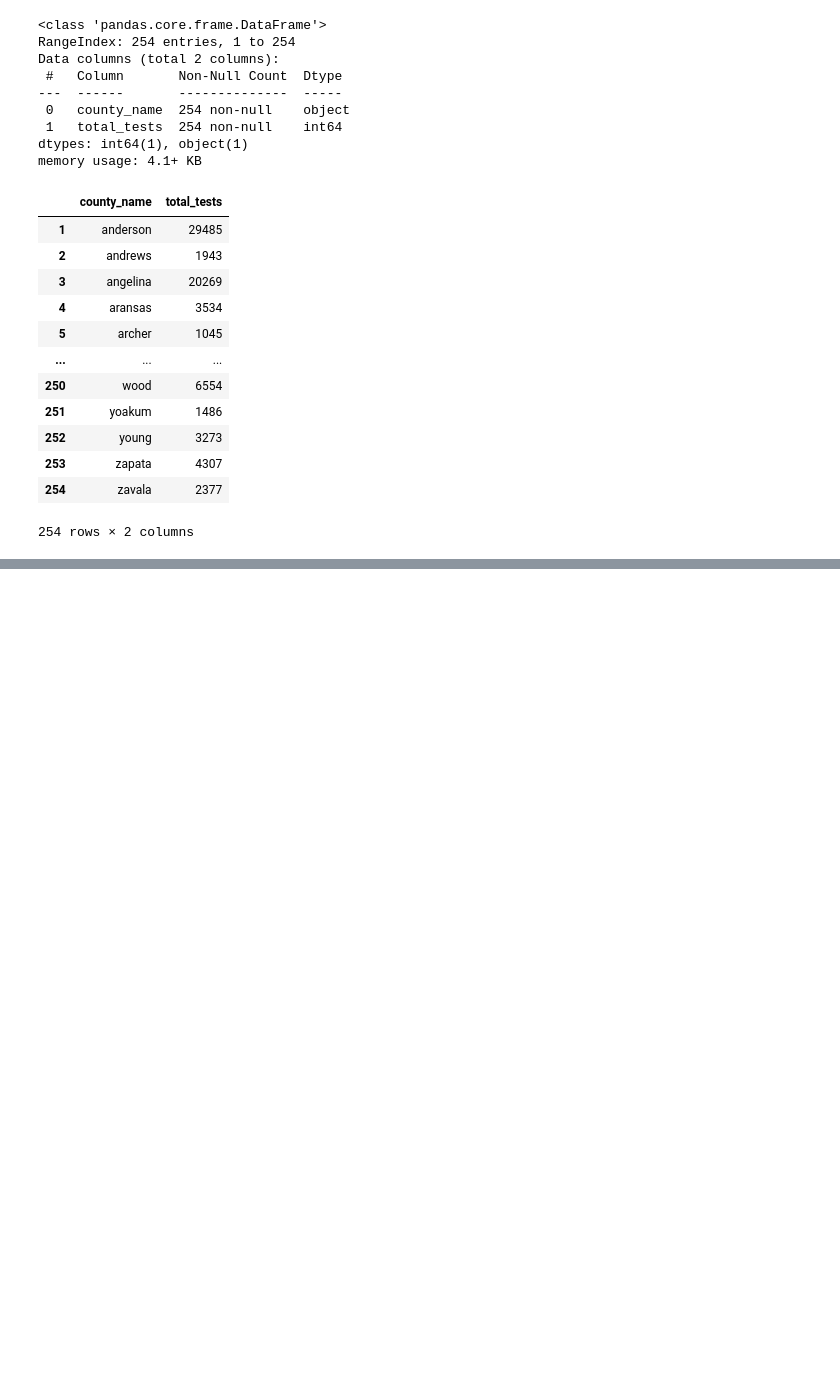
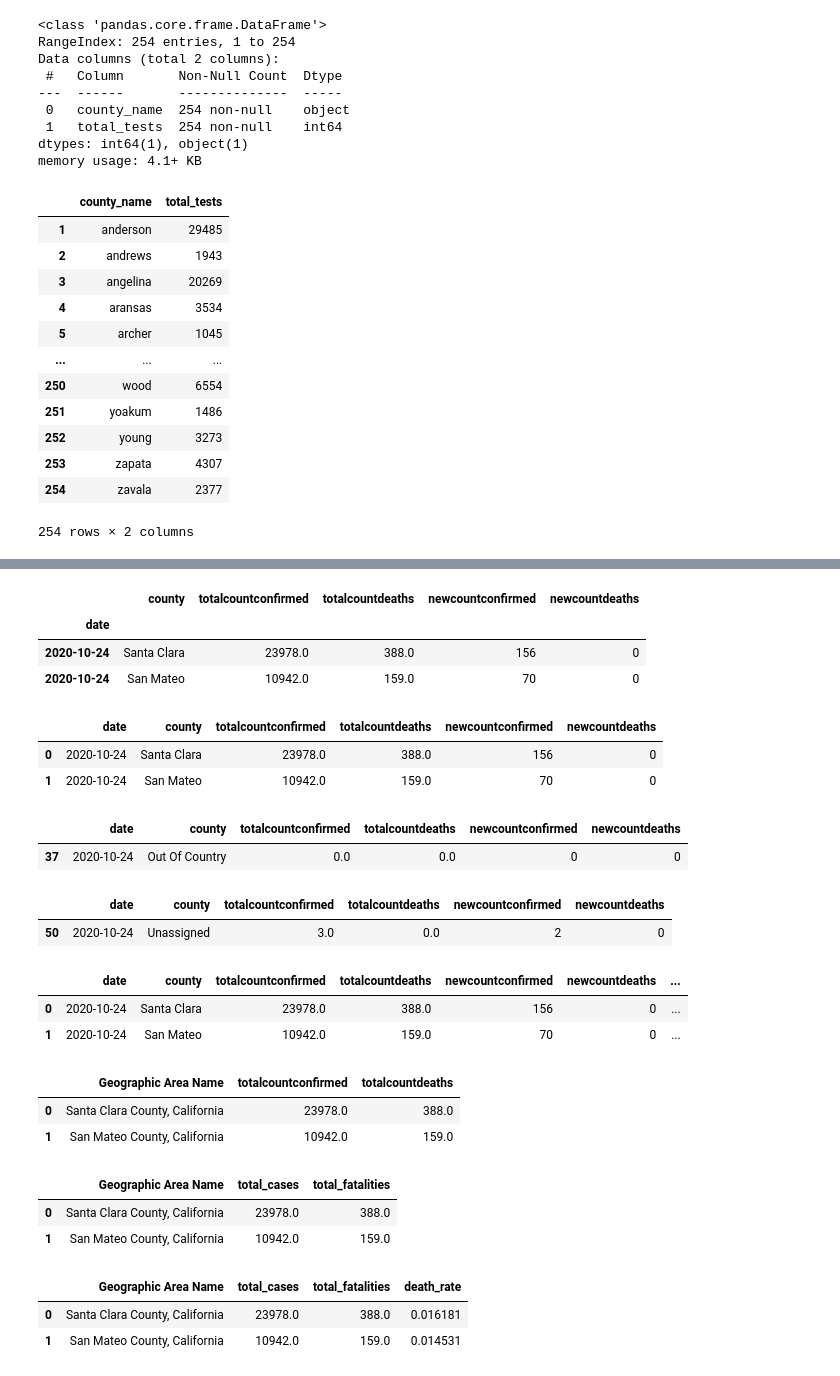
Before and after one commit to cxclark/covid19-analysis, a Jupyter notebook: code/02_census_data_cleaning_5_states.ipynb, the cells around one changed output, grey strips where cells are left out. Cells and saved outputs as stored; diff of their text form; code cells hidden in the pictures; blank space fills up the shorter version.

Commit message:
ca covid data

```diff
--- a/code/02_census_data_cleaning_5_states.ipynb
+++ b/code/02_census_data_cleaning_5_states.ipynb
@@ -941,0 +945,7 @@ tests.to_csv('../data/preprocessing/cleaned_tx_tests.csv', index=False)
+# %%
+# Export the dataframe as a csv.
+ca = pd.read_csv('../data/preprocessing/Z_raw_ca_cases.csv')
+# %%
+ca['date'] = pd.to_datetime(ca['date'])
+# %%
+ca = ca.set_index('date')
@@ -941,0 +956,20 @@ tests.to_csv('../data/preprocessing/cleaned_tx_tests.csv', index=False)
+# %%
+ca = ca.loc['2020-10-24']
+ca.head(2)
+# %% [output]
+|  | county | totalcountconfirmed | totalcountdeaths | newcountconfirmed | newcountdeaths |
+| date |  |  |  |  |  |
+| 2020-10-24 | Santa Clara | 23978.0 | 388.0 | 156 | 0 |
+| 2020-10-24 | San Mateo | 10942.0 | 159.0 | 70 | 0 |
+# %%
+ca = ca.reset_index()
+ca.head(2)
+# %% [output]
+|  | date | county | totalcountconfirmed | totalcountdeaths | newcountconfirmed | newcountdeaths |
+| 0 | 2020-10-24 | Santa Clara | 23978.0 | 388.0 | 156 | 0 |
+| 1 | 2020-10-24 | San Mateo | 10942.0 | 159.0 | 70 | 0 |
+# %%
+ca[ca['county'] == 'Out Of Country']
+# %% [output]
+|  | date | county | totalcountconfirmed | totalcountdeaths | newcountconfirmed | newcountdeaths |
+| 37 | 2020-10-24 | Out Of Country | 0.0 | 0.0 | 0 | 0 |
@@ -941,0 +978,5 @@ tests.to_csv('../data/preprocessing/cleaned_tx_tests.csv', index=False)
+# %%
+ca[ca['county'] == 'Unassigned']
+# %% [output]
+|  | date | county | totalcountconfirmed | totalcountdeaths | newcountconfirmed | newcountdeaths |
+| 50 | 2020-10-24 | Unassigned | 3.0 | 0.0 | 2 | 0 |
@@ -941,0 +987,27 @@ tests.to_csv('../data/preprocessing/cleaned_tx_tests.csv', index=False)
+# %%
+ca.head(2)
+# %% [output]
+|  | date | county | totalcountconfirmed | totalcountdeaths | newcountconfirmed | newcountdeaths | ... |
+| 0 | 2020-10-24 | Santa Clara | 23978.0 | 388.0 | 156 | 0 | ... |
+| 1 | 2020-10-24 | San Mateo | 10942.0 | 159.0 | 70 | 0 | ... |
+# %%
+ca = ca[['Geographic Area Name', 'totalcountconfirmed', 'totalcountdeaths']]
+ca.head(2)
+# %% [output]
+|  | Geographic Area Name | totalcountconfirmed | totalcountdeaths |
+| 0 | Santa Clara County, California | 23978.0 | 388.0 |
+| 1 | San Mateo County, California | 10942.0 | 159.0 |
+# %%
+ca = ca.rename(columns={'totalcountconfirmed': 'total_cases', 'totalcountdeaths': 'total_fatalities'})
+ca.head(2)
+# %% [output]
+|  | Geographic Area Name | total_cases | total_fatalities |
+| 0 | Santa Clara County, California | 23978.0 | 388.0 |
+| 1 | San Mateo County, California | 10942.0 | 159.0 |
+# %%
+ca['death_rate'] = ca['total_fatalities']/ca['total_cases']
+ca.head(2)
+# %% [output]
+|  | Geographic Area Name | total_cases | total_fatalities | death_rate |
+| 0 | Santa Clara County, California | 23978.0 | 388.0 | 0.016181 |
+| 1 | San Mateo County, California | 10942.0 | 159.0 | 0.014531 |
```
Also changed, not shown: parts of 7 cells of this notebook, 4 other files.
